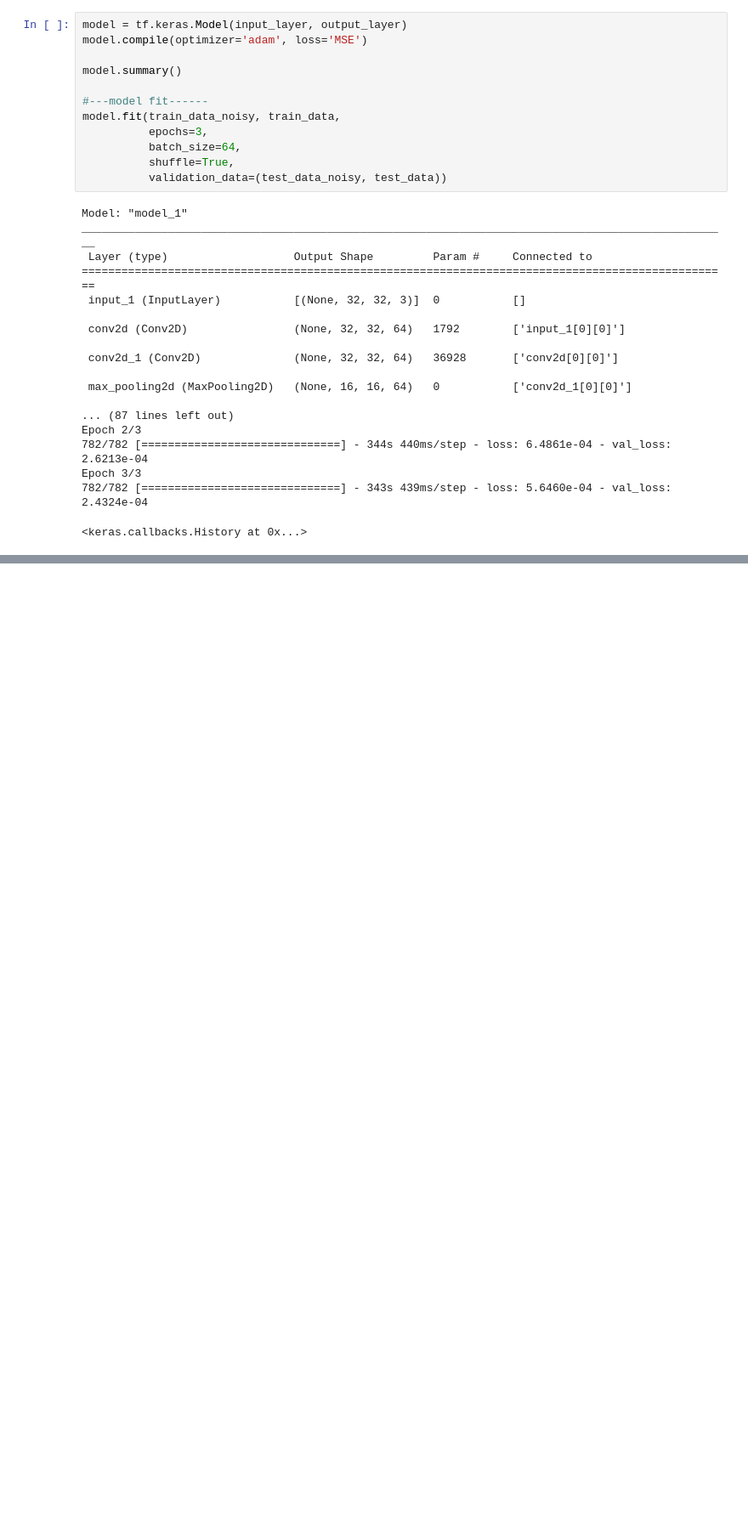
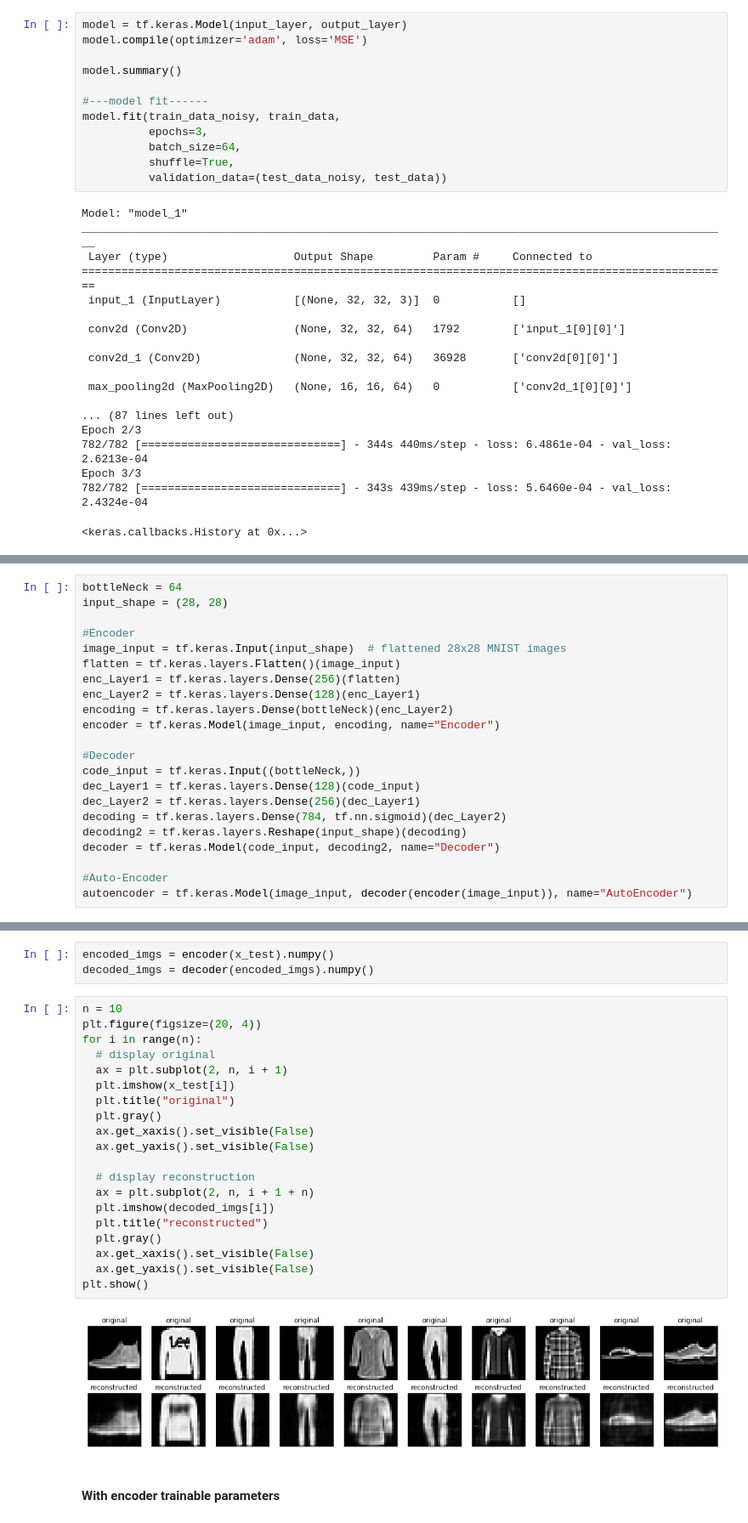
Before and after one commit to mannam95/Deep_Learning_Programming, a Jupyter notebook: Assignment9/Assignment_9_SSL_IDL_Meghana.ipynb, the cells around one changed output, grey strips where cells are left out. Shown at 85% size. Drawn from its saved outputs; the diff is of its cells as text; blank space fills up the shorter version.

```diff
--- a/Assignment9/Assignment_9_SSL_IDL_Meghana.ipynb
+++ b/Assignment9/Assignment_9_SSL_IDL_Meghana.ipynb
@@ -259,0 +251,22 @@ Epoch 3/3
+# %%
+bottleNeck = 64
+input_shape = (28, 28)
+
+#Encoder
+image_input = tf.keras.Input(input_shape)  # flattened 28x28 MNIST images
+flatten = tf.keras.layers.Flatten()(image_input)
+enc_Layer1 = tf.keras.layers.Dense(256)(flatten)
+enc_Layer2 = tf.keras.layers.Dense(128)(enc_Layer1)
+encoding = tf.keras.layers.Dense(bottleNeck)(enc_Layer2)
+encoder = tf.keras.Model(image_input, encoding, name="Encoder")
+
+#Decoder
+code_input = tf.keras.Input((bottleNeck,))
+dec_Layer1 = tf.keras.layers.Dense(128)(code_input)
+dec_Layer2 = tf.keras.layers.Dense(256)(dec_Layer1)
+decoding = tf.keras.layers.Dense(784, tf.nn.sigmoid)(dec_Layer2)
+decoding2 = tf.keras.layers.Reshape(input_shape)(decoding)
+decoder = tf.keras.Model(code_input, decoding2, name="Decoder")
+
+#Auto-Encoder
+autoencoder = tf.keras.Model(image_input, decoder(encoder(image_input)), name="AutoEncoder")
@@ -259,0 +336,27 @@ Epoch 3/3
+# %%
+encoded_imgs = encoder(x_test).numpy()
+decoded_imgs = decoder(encoded_imgs).numpy()
+# %%
+n = 10
+plt.figure(figsize=(20, 4))
+for i in range(n):
+  # display original
+  ax = plt.subplot(2, n, i + 1)
+  plt.imshow(x_test[i])
+  plt.title("original")
+  plt.gray()
+  ax.get_xaxis().set_visible(False)
+  ax.get_yaxis().set_visible(False)
+
+  # display reconstruction
+  ax = plt.subplot(2, n, i + 1 + n)
+  plt.imshow(decoded_imgs[i])
+  plt.title("reconstructed")
+  plt.gray()
+  ax.get_xaxis().set_visible(False)
+  ax.get_yaxis().set_visible(False)
+plt.show()
+# %% [output]
+[figure, added]
+# %% [markdown]
+#### With encoder trainable parameters
```
Also changed, not shown: parts of 31 cells of this notebook.
